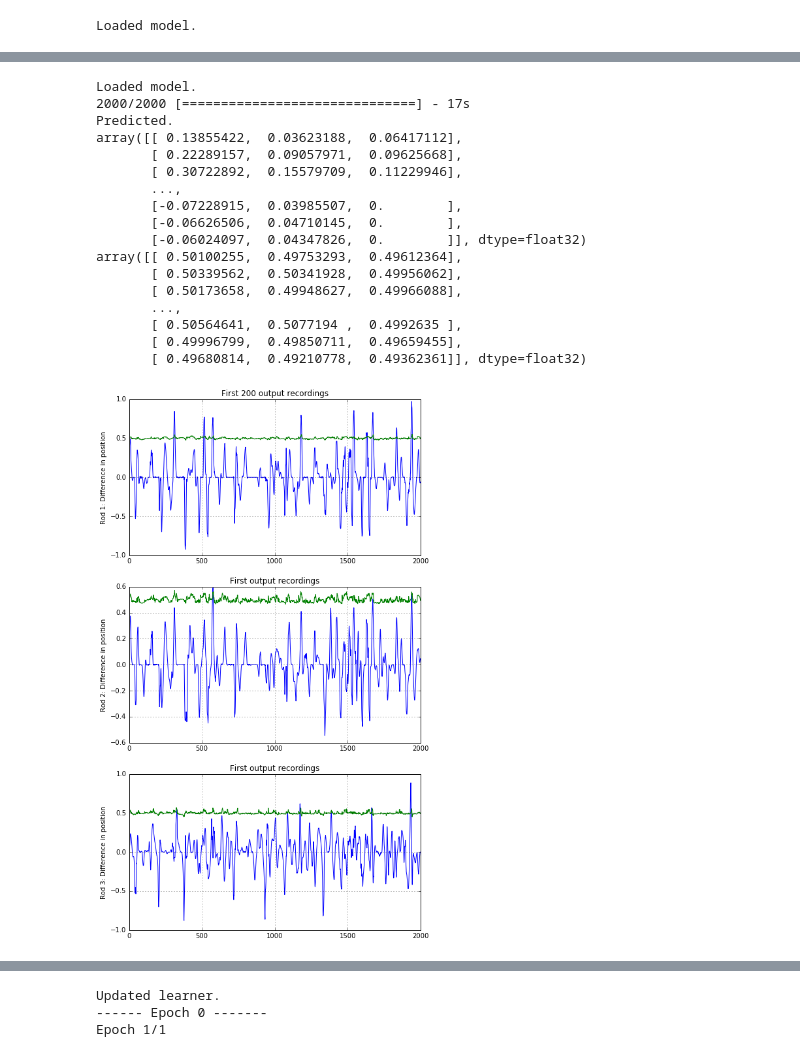
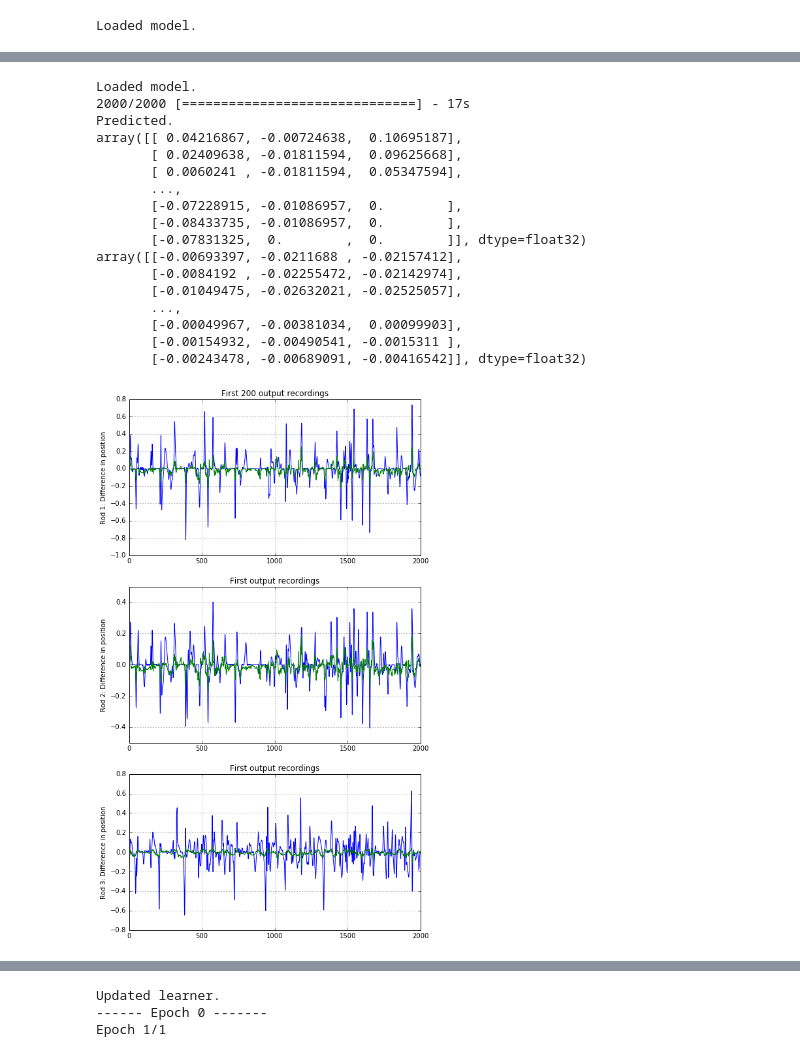
Before and after one commit to glmcdona/FoosAI, a Jupyter notebook: Code/Training/TrainingFoosbot.ipynb, the cells around one changed output, grey strips where cells are left out. Saved outputs shown, nothing was run; the diff lists cells and outputs as text; code cells hidden in the pictures.

```diff
--- a/Code/Training/TrainingFoosbot.ipynb
+++ b/Code/Training/TrainingFoosbot.ipynb
@@ -52,7 +52,7 @@ transformer = VideoTransform( zoom_range=0.1, rotation_range=20, width_shift_ran
 data_path  = ".\\..\\..\\TrainingData\\Processed\\AmateurDefender\\Result\\settings.tsv"
 
 print("Opening training frames from config %s." % (data_path))
-position_rel_indexes = [0, 5] # Predict current rod positions and future position in 2 frames
+position_rel_indexes = [0, 3] # Predict current rod positions and future position in 2 frames
 frame_rel_indexes = [0] # Use only current frame as input
 training = TrainingInput(transformer, data_path, position_rel_indexes, frame_rel_indexes, 0.2)
 training.clear_memory()
@@ -541,7 +544,7 @@ def mse(y_true, y_pred):
     return K.square(y_pred - y_true)*0.001 # Hackjob so Keras iterations show exponential value of MSE to get precision.
 
 
-model.compile(optimizer=keras.optimizers.Adadelta(),
+model.compile(optimizer=keras.optimizers.RMSprop(lr=0.0001),
               loss='mean_squared_error',
               metrics=[mse])
 
@@ -550,12 +553,18 @@ print("Updated learner.")
 # Train the model to predict the future position. This is the control signal to the robot AI
 WEIGHTS_FNAME = 'pos_cnn_weights_%i.hdf'
 MODELS_FNAME = 'pos_cnn_models_%i.h5'
-for epoch in range(10000):
+
+batch_size = 30
+batches_training_per_epoch = int(training.get_training_count() / batch_size)
+batches_validation_per_epoch = int(training.get_validation_count() / batch_size)
+print("%i training batches, %i validation batches" % (batches_training_per_epoch, batches_validation_per_epoch) )
+
+for epoch in range(20):
     try:
-        model.fit_generator(TrainBatchGen(20), 1552, epochs=1, verbose=1, callbacks=None, class_weight=None, max_q_size=10, workers=1, validation_data=ValidateBatchGen(20), validation_steps = 500, pickle_safe=False, initial_epoch=epoch)
+        model.fit_generator(TrainBatchGen(batch_size), batches_training_per_epoch, epochs=epoch+1, verbose=1, callbacks=None, class_weight=None, max_q_size=10, workers=1, validation_data=ValidateBatchGen(batch_size), validation_steps = batches_validation_per_epoch, pickle_safe=False, initial_epoch=epoch)
         model.save_weights(WEIGHTS_FNAME % epoch)
         model.save(MODELS_FNAME % epoch)
-        print(("Wrote model to " + MODELS_FNAME )  % epoch)
+        print(("Wrote model to " + WEIGHTS_FNAME )  % epoch)
     except KeyboardInterrupt:
         print("\r\nUser stopped the training.")
         break
@@ -635,7 +578,7 @@ KeyboardInterrupt:
 # %%
 
 # Load the best model result
-epoch = 10
+epoch = 4
 WEIGHTS_FNAME = 'pos_cnn_weights_%i.hdf'
 model.load_weights(WEIGHTS_FNAME % epoch)
 print("Loaded model.")
@@ -680,7 +623,7 @@ def mse(y_true, y_pred):
     return K.square(y_pred - y_true)*0.001 # Hackjob so Keras iterations show exponential value of MSE to get precision.
 
 
-model.compile(optimizer=keras.optimizers.RMSprop(lr=0.00001),
+model.compile(optimizer=keras.optimizers.RMSprop(lr=0.00005),
               loss='mean_squared_error',
               metrics=[mse])
 
@@ -689,12 +632,14 @@ print("Updated learner.")
 # Train the model to predict the future position. This is the control signal to the robot AI
 WEIGHTS_FNAME = 'dpos_cnn_weights_%i.hdf'
 MODELS_FNAME = 'dpos_cnn_models_%i.h5'
+
+
 for epoch in range(10000):
     try:
-        model.fit_generator(TrainBatchGenDpos(20), 1552, epochs=1, verbose=1, callbacks=None, class_weight=None, max_q_size=10, workers=1, validation_data=ValidateBatchGenDpos(20), validation_steps = 500, pickle_safe=False, initial_epoch=epoch)
+        model.fit_generator(TrainBatchGenDpos(20), 1552, epochs=epoch+1, verbose=1, callbacks=None, class_weight=None, max_q_size=10, workers=1, validation_data=ValidateBatchGenDpos(20), validation_steps = 500, pickle_safe=False, initial_epoch=epoch)
         model.save_weights(WEIGHTS_FNAME % epoch)
         model.save(MODELS_FNAME % epoch)
-        print(("Wrote model to " + MODELS_FNAME )  % epoch)
+        print(("Wrote model to " + WEIGHTS_FNAME )  % epoch)
     except KeyboardInterrupt:
         print("\r\nUser stopped the training.")
         break
@@ -705,30 +731,30 @@ User stopped the training.
 # %%
 # Load the best position prediction model as the starting point
-epoch = 90
+epoch = 55
 WEIGHTS_FNAME = 'dpos_cnn_weights_%i.hdf'
 model.load_weights(WEIGHTS_FNAME % epoch)
 print("Loaded model.")
 
 
 # Plot the real versus predicted values for some of the validation data
 (frames, outputs_true) = next(ValidateBatchGenDpos(2000))
 plot_validate(model, frames, outputs_true, "Difference in position")
 # %% [output]
 Loaded model.
 2000/2000 [==============================] - 17s
 Predicted.
-array([[ 0.13855422,  0.03623188,  0.06417112],
-       [ 0.22289157,  0.09057971,  0.09625668],
-       [ 0.30722892,  0.15579709,  0.11229946],
+array([[ 0.04216867, -0.00724638,  0.10695187],
+       [ 0.02409638, -0.01811594,  0.09625668],
+       [ 0.0060241 , -0.01811594,  0.05347594],
        ...,
-       [-0.07228915,  0.03985507,  0.        ],
-       [-0.06626506,  0.04710145,  0.        ],
-       [-0.06024097,  0.04347826,  0.        ]], dtype=float32)
-array([[ 0.50100255,  0.49753293,  0.49612364],
-       [ 0.50339562,  0.50341928,  0.49956062],
-       [ 0.50173658,  0.49948627,  0.49966088],
+       [-0.07228915, -0.01086957,  0.        ],
+       [-0.08433735, -0.01086957,  0.        ],
+       [-0.07831325,  0.        ,  0.        ]], dtype=float32)
+array([[-0.00693397, -0.0211688 , -0.02157412],
+       [-0.0084192 , -0.02255472, -0.02142974],
+       [-0.01049475, -0.02632021, -0.02525057],
        ...,
-       [ 0.50564641,  0.5077194 ,  0.4992635 ],
-       [ 0.49996799,  0.49850711,  0.49659455],
-       [ 0.49680814,  0.49210778,  0.49362361]], dtype=float32)
+       [-0.00049967, -0.00381034,  0.00099903],
+       [-0.00154932, -0.00490541, -0.0015311 ],
+       [-0.00243478, -0.00689091, -0.00416542]], dtype=float32)
-[figure, old version]
+[figure, new version]
```
Also changed, not shown: parts of 6 cells of this notebook, 15 other files.
